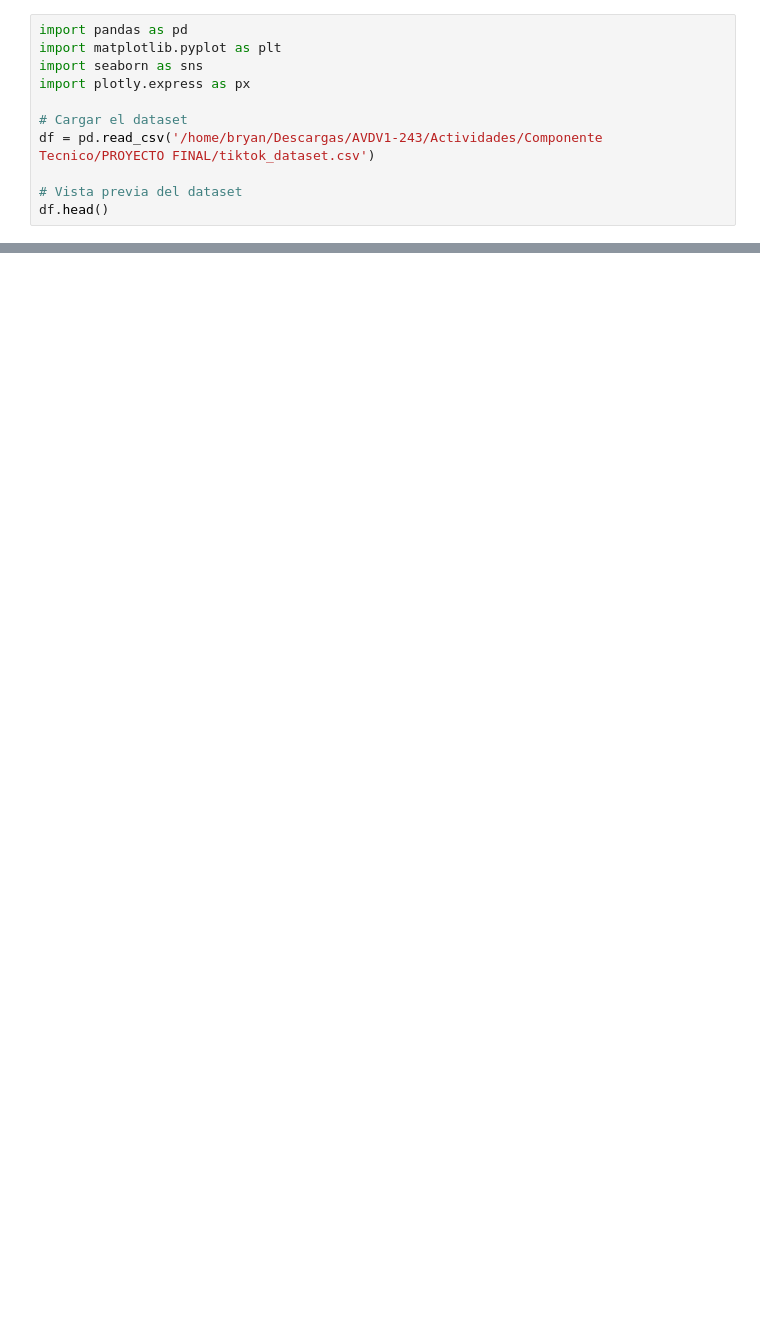
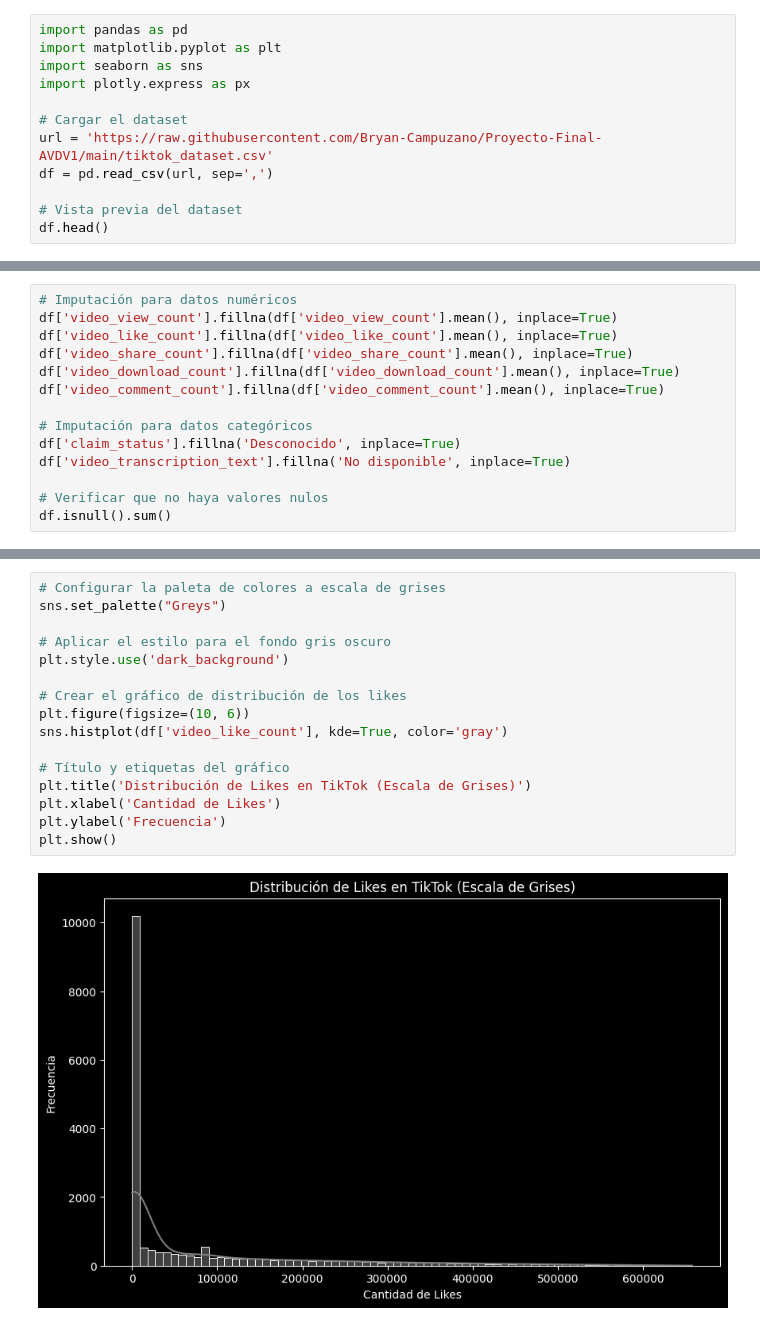
Before and after one commit to Bryan-Campuzano/Proyecto-Final-AVDV1, a Jupyter notebook: Proyecto_final_tiktok_avdv1.ipynb, the cells around one changed output, grey strips where cells are left out. Drawn from its saved outputs; the diff is of its cells as text; blank space fills up the shorter version.

Commit message:
Commit de Finalizacion de proyecto
analisis basico y exploratorio de la informacion relacionada con un set de datos de videos de tiktok

```diff
--- a/Proyecto_final_tiktok_avdv1.ipynb
+++ b/Proyecto_final_tiktok_avdv1.ipynb
@@ -33,7 +37,8 @@ import seaborn as sns
 import plotly.express as px
 
 # Cargar el dataset
-df = pd.read_csv('/home/bryan/Descargas/AVDV1-243/Actividades/Componente Tecnico/PROYECTO FINAL/tiktok_dataset.csv')
+url = 'https://raw.githubusercontent.com/Bryan-Campuzano/Proyecto-Final-AVDV1/main/tiktok_dataset.csv'
+df = pd.read_csv(url, sep=',')
 
 # Vista previa del dataset
 df.head()
@@ -39,0 +118,14 @@ df.head()
+# %%
+# Imputación para datos numéricos
+df['video_view_count'].fillna(df['video_view_count'].mean(), inplace=True)
+df['video_like_count'].fillna(df['video_like_count'].mean(), inplace=True)
+df['video_share_count'].fillna(df['video_share_count'].mean(), inplace=True)
+df['video_download_count'].fillna(df['video_download_count'].mean(), inplace=True)
+df['video_comment_count'].fillna(df['video_comment_count'].mean(), inplace=True)
+
+# Imputación para datos categóricos
+df['claim_status'].fillna('Desconocido', inplace=True)
+df['video_transcription_text'].fillna('No disponible', inplace=True)
+
+# Verificar que no haya valores nulos
+df.isnull().sum()
@@ -39,0 +169,18 @@ df.head()
+# %%
+# Configurar la paleta de colores a escala de grises
+sns.set_palette("Greys")
+
+# Aplicar el estilo para el fondo gris oscuro
+plt.style.use('dark_background')
+
+# Crear el gráfico de distribución de los likes
+plt.figure(figsize=(10, 6))
+sns.histplot(df['video_like_count'], kde=True, color='gray')
+
+# Título y etiquetas del gráfico
+plt.title('Distribución de Likes en TikTok (Escala de Grises)')
+plt.xlabel('Cantidad de Likes')
+plt.ylabel('Frecuencia')
+plt.show()
+# %% [output]
+[figure, added]
```
Also changed, not shown: parts of 16 cells of this notebook, 1 other file.
